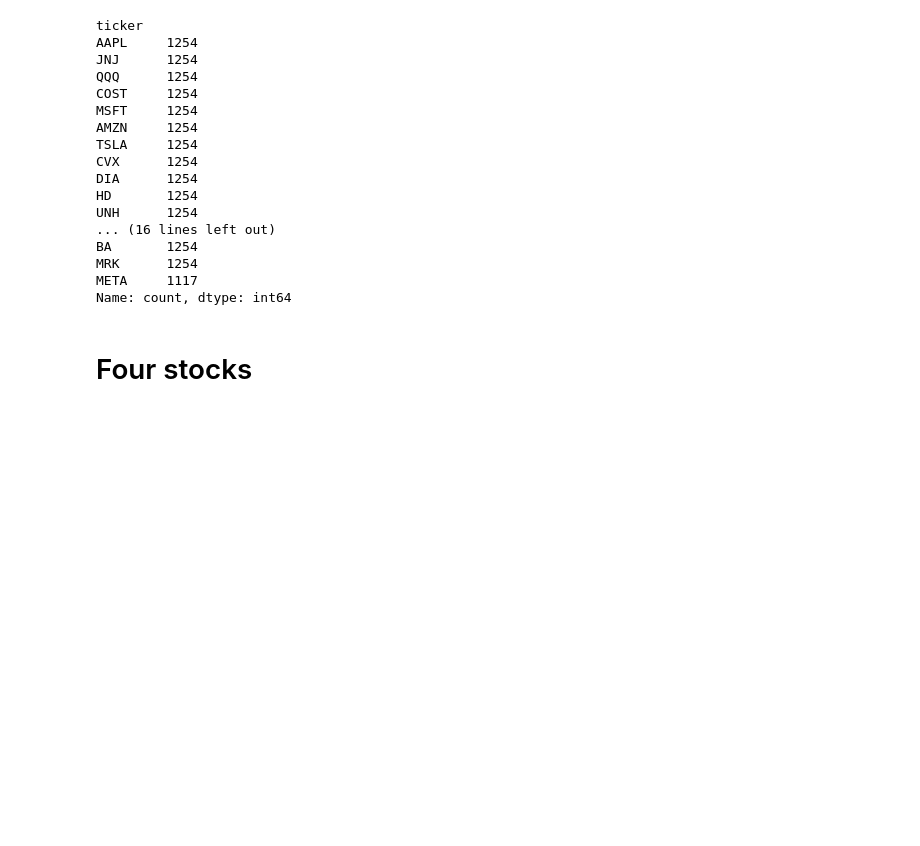
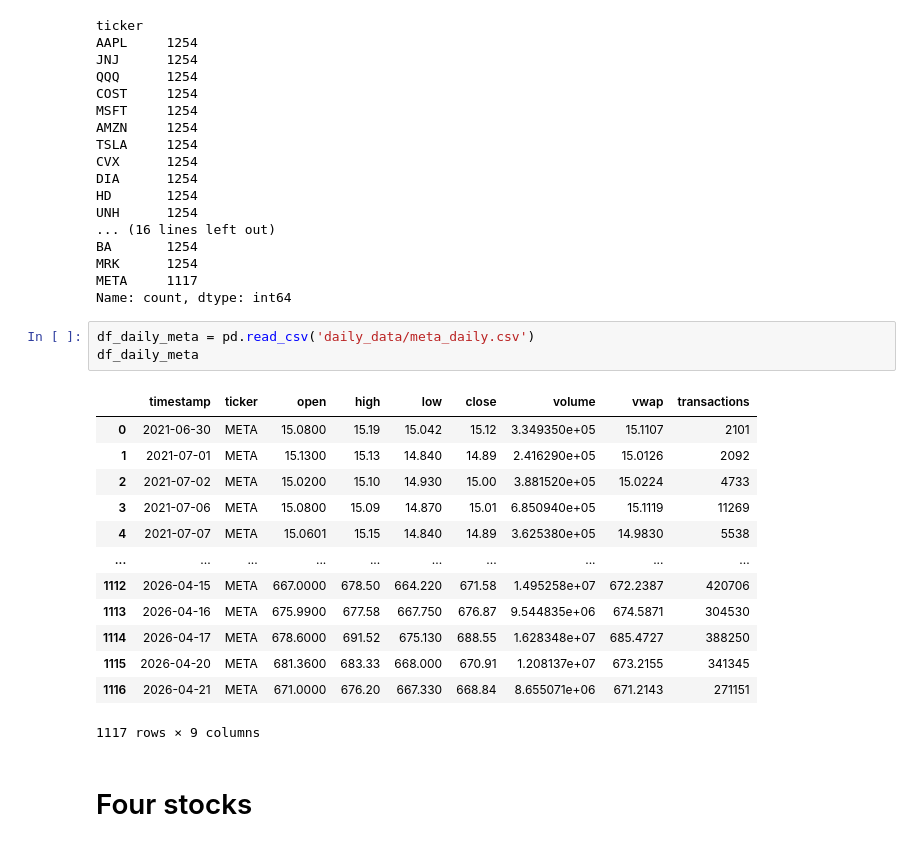
Before and after one commit to matthewcavanaugh96/megalabs, a Jupyter notebook: stock_prediction/Daily Data Visualization.ipynb, the cells around one changed output. Cells and saved outputs as stored; diff of their text form; blank space fills up the shorter version.

Commit message:
Need to figure out Facebook/Meta prior to rebrand

```diff
--- a/stock_prediction/Daily Data Visualization.ipynb
+++ b/stock_prediction/Daily Data Visualization.ipynb
@@ -79,6 +79,23 @@ BA       1254
 MRK      1254
 META     1117
 Name: count, dtype: int64
+# %%
+df_daily_meta = pd.read_csv('daily_data/meta_daily.csv')
+df_daily_meta
+# %% [output]
+|  | timestamp | ticker | open | high | low | close | volume | vwap | transactions |
+| 0 | 2021-06-30 | META | 15.0800 | 15.19 | 15.042 | 15.12 | 3.349350e+05 | 15.1107 | 2101 |
+| 1 | 2021-07-01 | META | 15.1300 | 15.13 | 14.840 | 14.89 | 2.416290e+05 | 15.0126 | 2092 |
+| 2 | 2021-07-02 | META | 15.0200 | 15.10 | 14.930 | 15.00 | 3.881520e+05 | 15.0224 | 4733 |
+| 3 | 2021-07-06 | META | 15.0800 | 15.09 | 14.870 | 15.01 | 6.850940e+05 | 15.1119 | 11269 |
+| 4 | 2021-07-07 | META | 15.0601 | 15.15 | 14.840 | 14.89 | 3.625380e+05 | 14.9830 | 5538 |
+| ... | ... | ... | ... | ... | ... | ... | ... | ... | ... |
+| 1112 | 2026-04-15 | META | 667.0000 | 678.50 | 664.220 | 671.58 | 1.495258e+07 | 672.2387 | 420706 |
+| 1113 | 2026-04-16 | META | 675.9900 | 677.58 | 667.750 | 676.87 | 9.544835e+06 | 674.5871 | 304530 |
+| 1114 | 2026-04-17 | META | 678.6000 | 691.52 | 675.130 | 688.55 | 1.628348e+07 | 685.4727 | 388250 |
+| 1115 | 2026-04-20 | META | 681.3600 | 683.33 | 668.000 | 670.91 | 1.208137e+07 | 673.2155 | 341345 |
+| 1116 | 2026-04-21 | META | 671.0000 | 676.20 | 667.330 | 668.84 | 8.655071e+06 | 671.2143 | 271151 |
+1117 rows × 9 columns
 # %% [markdown]
 # Four stocks
 # %%
```
Also changed, not shown: parts of 1 cell of this notebook, 35 other files.
